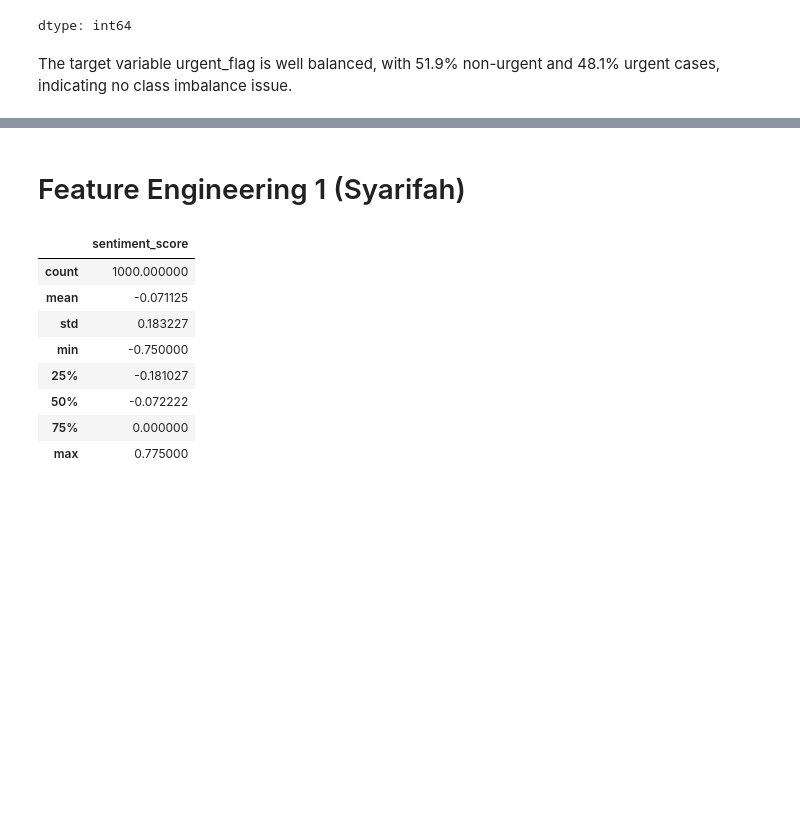
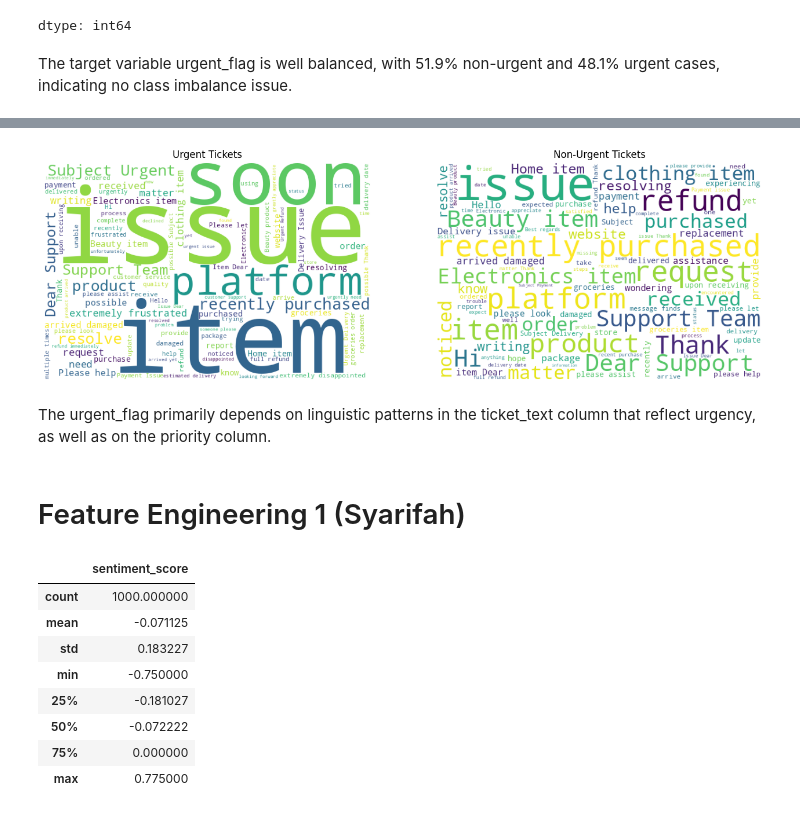
Before and after one commit to Bushraaaaaaaa/WIE3007-DMW-GroupAssignment, a Jupyter notebook: DMW_GroupProject.ipynb, the cells around one changed output, grey strips where cells are left out. Cells and saved outputs as stored; diff of their text form; code cells hidden in the pictures; blank space fills up the shorter version.

```diff
--- a/DMW_GroupProject.ipynb
+++ b/DMW_GroupProject.ipynb
@@ -304,3 +334,32 @@ The target variable urgent_flag is well balanced, with 51.9% non-urgent and 48.1
+# %%
+from wordcloud import WordCloud
+import matplotlib.pyplot as plt
+
+# Split text by urgency
+urgent_text = " ".join(df[df["urgent_flag"]==1]["ticket_text"].dropna())
+nonurgent_text = " ".join(df[df["urgent_flag"]==0]["ticket_text"].dropna())
+
+# Generate word clouds
+wc_urgent = WordCloud(width=600, height=400, max_words=100, background_color="white").generate(urgent_text)
+wc_nonurgent = WordCloud(width=600, height=400, max_words=100, background_color="white").generate(nonurgent_text)
+
+plt.figure(figsize=(16,5))
+
+plt.subplot(1,2,1)
+plt.imshow(wc_urgent)
+plt.axis("off")
+plt.title("Urgent Tickets")
+
+plt.subplot(1,2,2)
+plt.imshow(wc_nonurgent)
+plt.axis("off")
+plt.title("Non-Urgent Tickets")
+
+plt.show()
+# %% [output]
+[figure, added]
+# %% [markdown]
+The urgent_flag primarily depends on linguistic patterns in the ticket_text column that reflect urgency, as well as on the priority column.
 # %% [markdown]
 # Feature Engineering 1 (Syarifah)
 # %%
```
Also changed, not shown: parts of 2 cells of this notebook.
